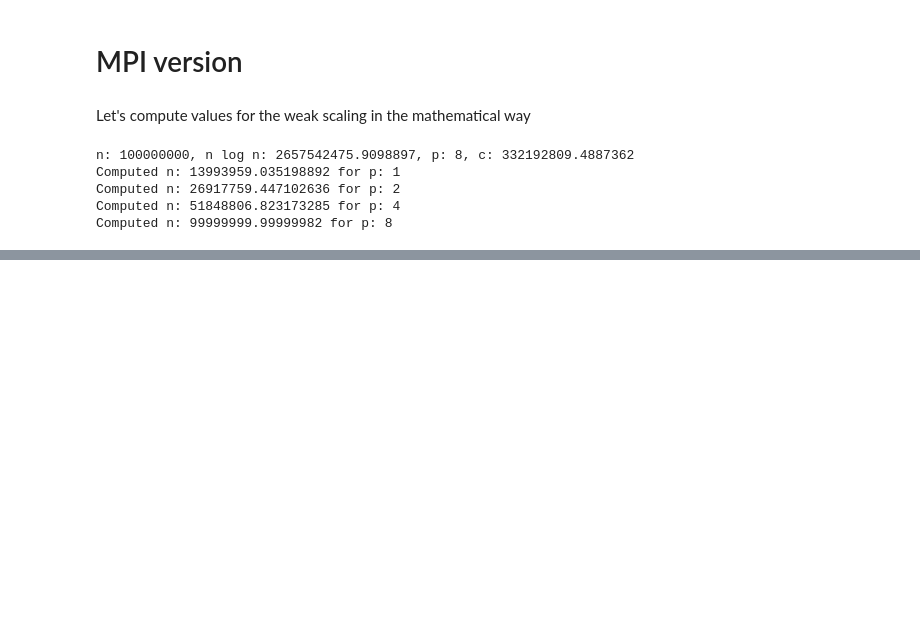
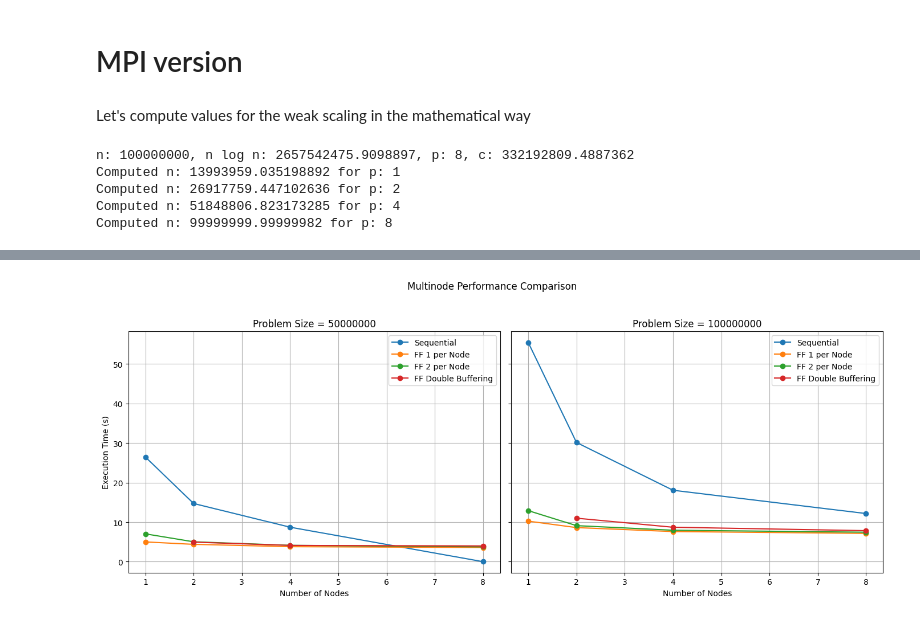
Before and after one commit to DavideB45/SPM, a Jupyter notebook: assignment4/analysis.ipynb, the cells around one changed output, grey strips where cells are left out. Saved outputs shown, nothing was run; the diff lists cells and outputs as text; code cells hidden in the pictures; blank space fills up the shorter version.

Commit message:
begin plotting MPI scaling

```diff
--- a/assignment4/analysis.ipynb
+++ b/assignment4/analysis.ipynb
@@ -491,0 +513,55 @@ Computed n: 99999999.99999982 for p: 8
+# %%
+import pandas as pd
+import matplotlib.pyplot as plt
+
+# Load the data
+df_seq = pd.read_csv('results/multinode_seq.csv')
+df_ff_1 = pd.read_csv('results/multinode_ff.csv')
+df_ff_2 = pd.read_csv('results/multinode_ff_2.csv')
+df_ff_db = pd.read_csv('results/multinode_ff_db.csv')
+
+# Constants for problem sizes
+PROB_SIZES = [50000000, 100000000]
+
+# Helper function to obtain best (minimum) times per number of nodes for a given DataFrame and size
+def get_best_times(df, size):
+    filtered = df[df['size'] == size]
+    best = filtered.groupby('nodes')['time'].min().reset_index()
+    return best
+
+# Get best times for each implementation and each size
+best_times = {
+    'Sequential': {
+        size: get_best_times(df_seq, size) for size in PROB_SIZES
+    },
+    'FF 1 per Node': {
+        size: get_best_times(df_ff_1, size) for size in PROB_SIZES
+    },
+    'FF 2 per Node': {
+        size: get_best_times(df_ff_2, size) for size in PROB_SIZES
+    },
+    'FF Double Buffering': {
+        size: get_best_times(df_ff_db, size) for size in PROB_SIZES
+    }
+}
+
+# Plotting
+fig, axs = plt.subplots(1, 2, figsize=(14, 6), sharey=True)
+
+for idx, size in enumerate(PROB_SIZES):
+    ax = axs[idx]
+    for label, data in best_times.items():
+        df_best = data[size]
+        ax.plot(df_best['nodes'], df_best['time'], marker='o', label=label)
+    ax.set_title(f'Problem Size = {size}')
+    ax.set_xlabel('Number of Nodes')
+    if idx == 0:
+        ax.set_ylabel('Execution Time (s)')
+    ax.grid(True)
+    ax.legend()
+
+plt.suptitle('Multinode Performance Comparison')
+plt.tight_layout(rect=[0, 0.03, 1, 0.95])
+plt.show()
+# %% [output]
+[figure, added]
```
Also changed, not shown: parts of 7 cells of this notebook, 4 other files.
